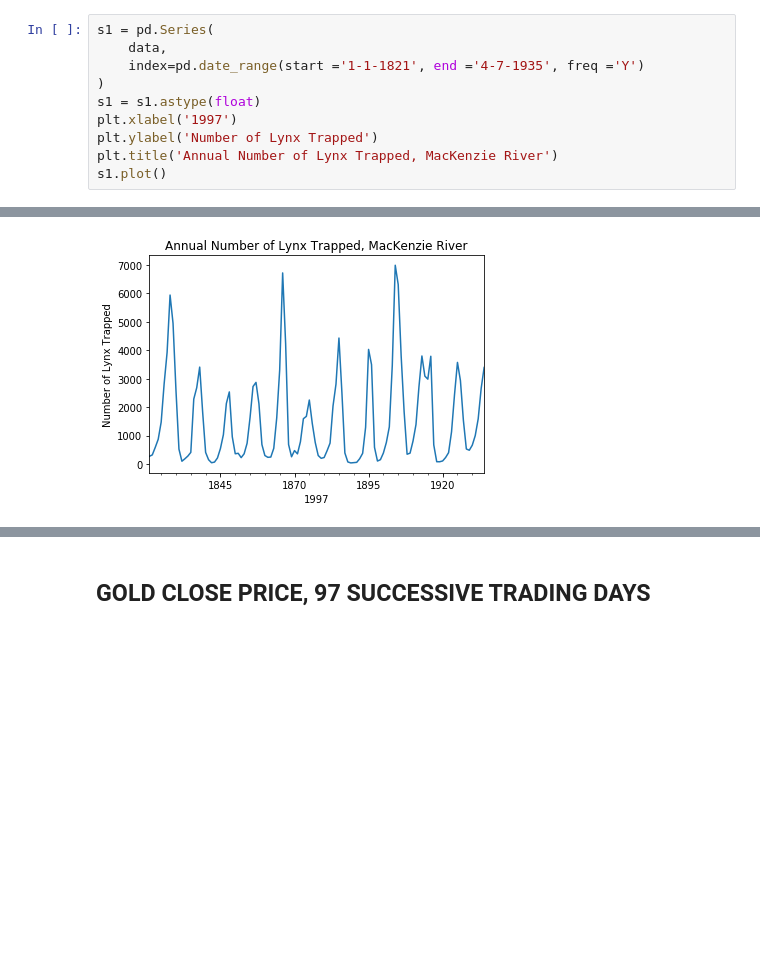
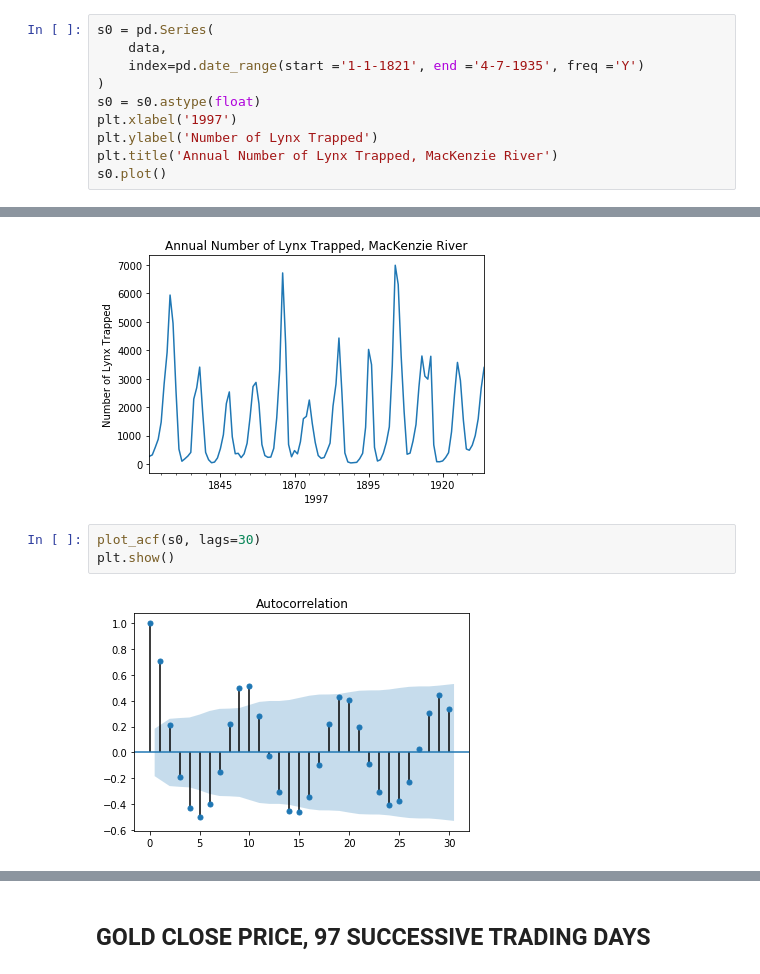
Before and after one commit to jamissonfreitas/IN1167, a Jupyter notebook: Cap1_2.ipynb, the cells around one changed output, grey strips where cells are left out. Drawn from its saved outputs; the diff is of its cells as text; blank space fills up the shorter version.

```diff
--- a/Cap1_2.ipynb
+++ b/Cap1_2.ipynb
@@ -123,15 +123,20 @@ len(data)
 # %% [output]
 114
 # %%
-s1 = pd.Series(
+s0 = pd.Series(
     data,
     index=pd.date_range(start ='1-1-1821', end ='4-7-1935', freq ='Y')
 )
-s1 = s1.astype(float)
+s0 = s0.astype(float)
 plt.xlabel('1997')
 plt.ylabel('Number of Lynx Trapped')
 plt.title('Annual Number of Lynx Trapped, MacKenzie River')
-s1.plot()
+s0.plot()
 # %% [output]
 <matplotlib.axes._subplots.AxesSubplot at 0x...>
 [figure]
+# %%
+plot_acf(s0, lags=30)
+plt.show()
+# %% [output]
+[figure, added]
```
Also changed, not shown: parts of 4 cells of this notebook.
